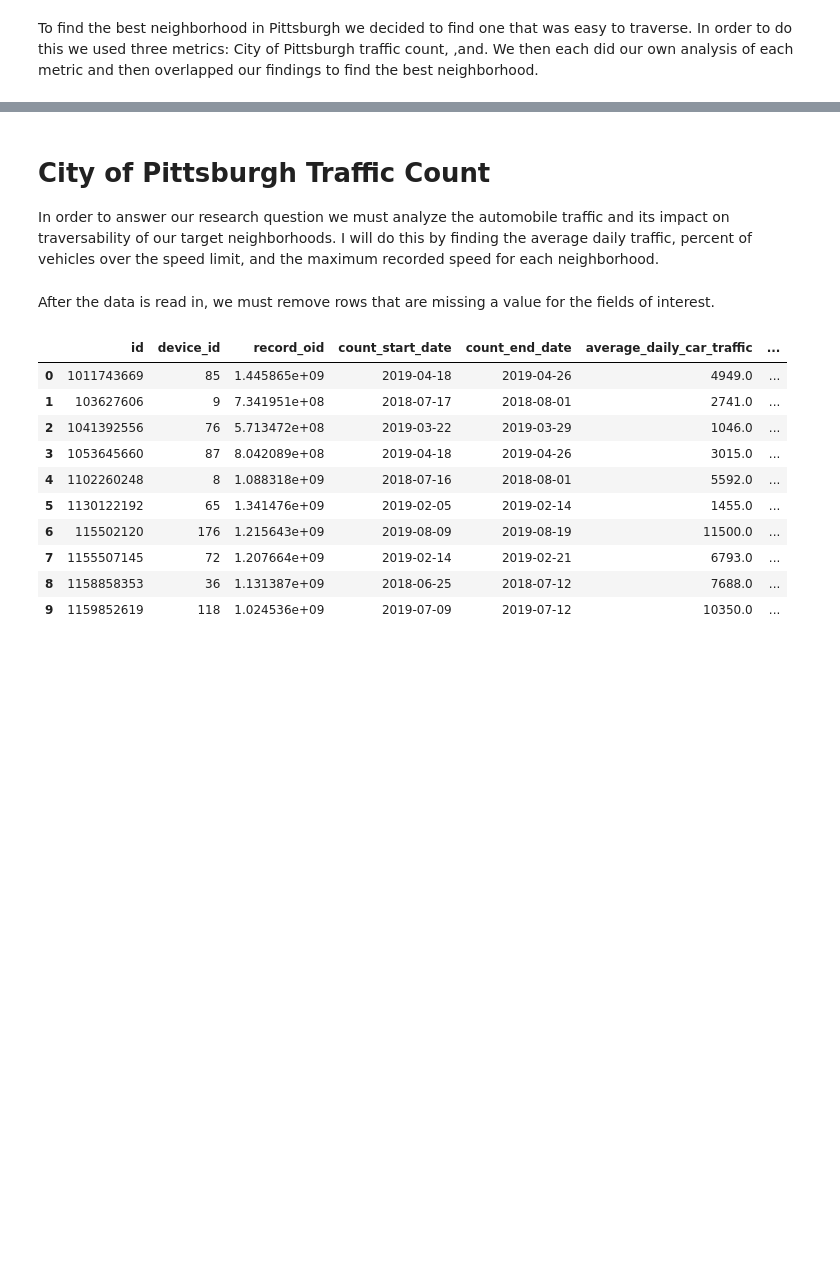
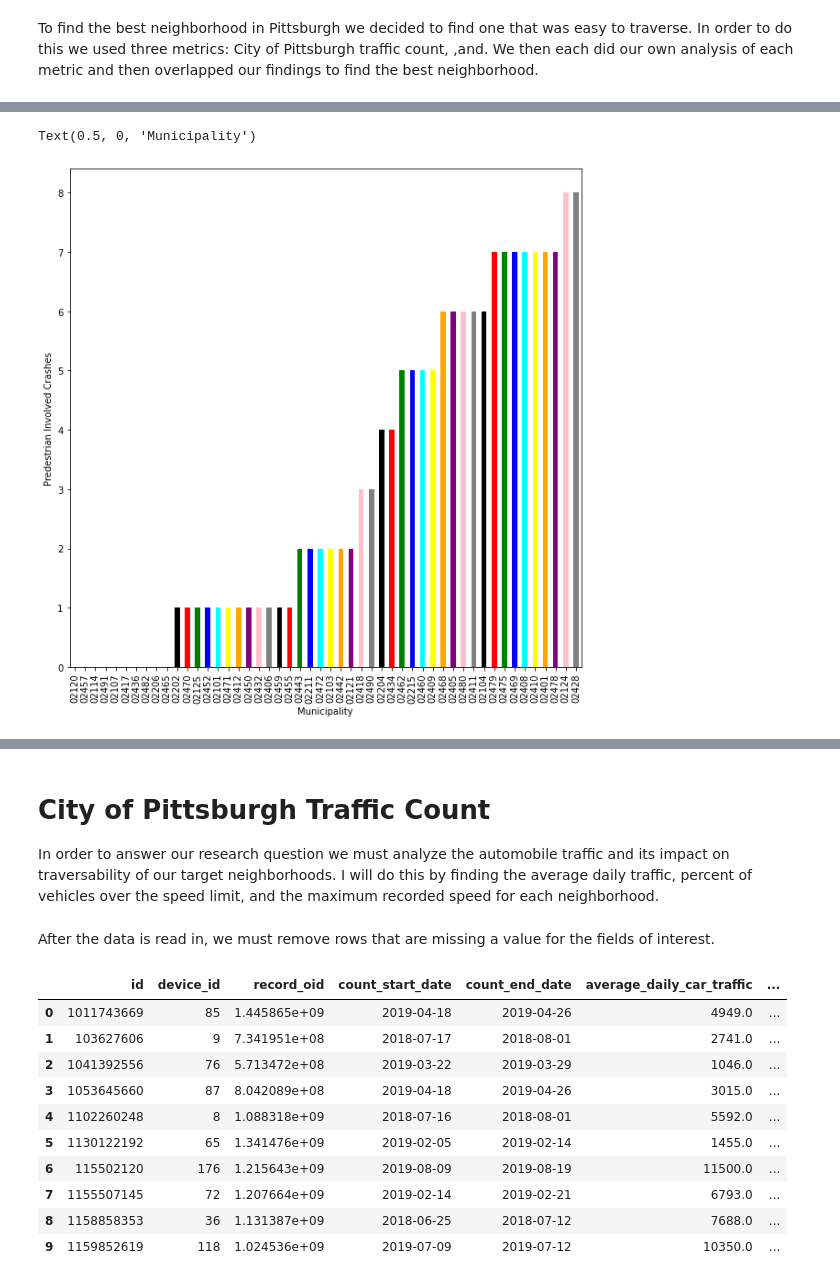
Before and after one commit to ChrisWhite1218/BestNeighborhoodInPittsburgh, a Jupyter notebook: Final_Report.ipynb, the cells around one changed output, grey strips where cells are left out. Drawn from its saved outputs; the diff is of its cells as text; code cells hidden in the pictures; blank space fills up the shorter version.

```diff
--- a/Final_Report.ipynb
+++ b/Final_Report.ipynb
@@ -4,0 +22,8 @@ To find the best neighborhood in Pittsburgh we decided to find one that was easy
+# %%
+import pandas as pd
+from matplotlib import pyplot as plt
+
+crash_data = pd.read_csv("https://tools.wprdc.org/downstream/2c13021f-74a9-4289-a1e5-fe0472c89881", dtype=str)
+municipality_codes = pd.read_csv("https://data.wprdc.org/dataset/3130f583-9499-472b-bb5a-f63a6ff6059a/resource/fb81a55f-c560-4541-9ad4-7ea7c41f79e7/download/municipalitycodes.csv", index_col="Code")
+
+crash_data.head()
@@ -4,0 +50,23 @@ To find the best neighborhood in Pittsburgh we decided to find one that was easy
+# %%
+ped_crashes = dict()
+
+# iterates through every row of crash data
+for i in range(len(crash_data)):
+
+    # stores important values from each row
+    ped_count = crash_data.loc[i, 'PEDESTRIAN']
+    cyc_count = crash_data.loc[i, 'BICYCLE_COUNT']
+    neighborhood = crash_data.loc[i, 'MUNICIPALITY']
+
+    # if it doesn't already exist in the data set, add it with 0
+    if neighborhood not in ped_crashes:
+        ped_crashes[neighborhood] = 0
+    # if data points indicate one of the following, increment it in the dictionary for that neighborhood
+    if int(ped_count) > 0:
+        ped_crashes[neighborhood] += 1
+    if int(cyc_count) > 0:
+        ped_crashes[neighborhood] += 1
+
+new_ped_crashes = pd.Series(ped_crashes)
+sorted_ped_crashes = new_ped_crashes.sort_values()
+sorted_ped_crashes.head(50)
@@ -4,0 +91,12 @@ To find the best neighborhood in Pittsburgh we decided to find one that was easy
+# %%
+lowest_pedestrian_crashes = sorted_ped_crashes.head(50)
+
+# vertical bar graph for the first 50 neighborhoods
+plot1 = lowest_pedestrian_crashes.plot(kind='bar', figsize=(10,10), color=['black', 'red', 'green', 'blue', 'cyan', 'yellow', 'orange', 'purple', 'pink', 'gray'])
+# y axis label
+plot1.set_ylabel("Predestrian Involved Crashes")
+# x axis label
+plot1.set_xlabel("Municipality")
+# %% [output]
+Text(0.5, 0, 'Municipality')
+[figure, added]
```
Also changed, not shown: parts of 25 cells of this notebook, 1 other file.
